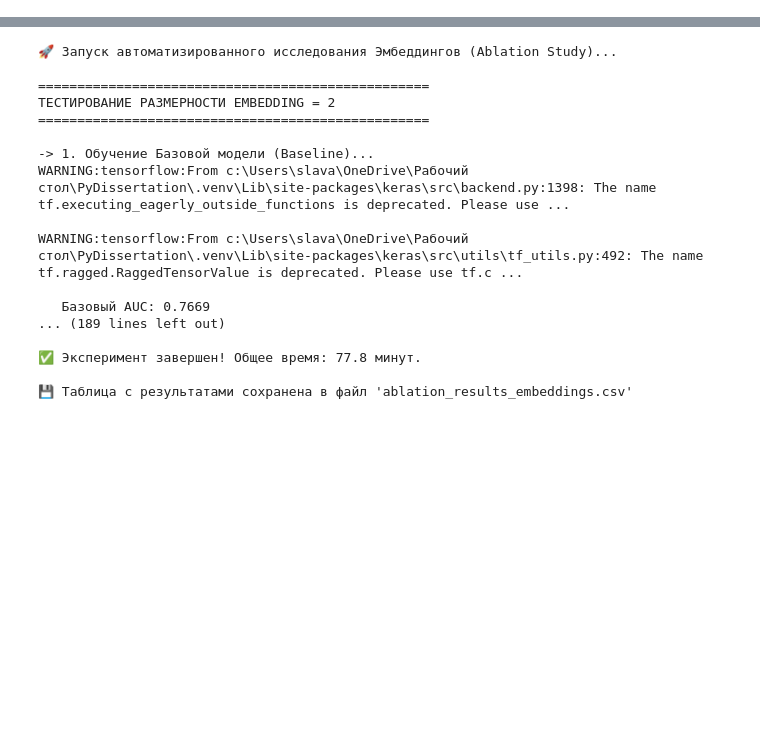
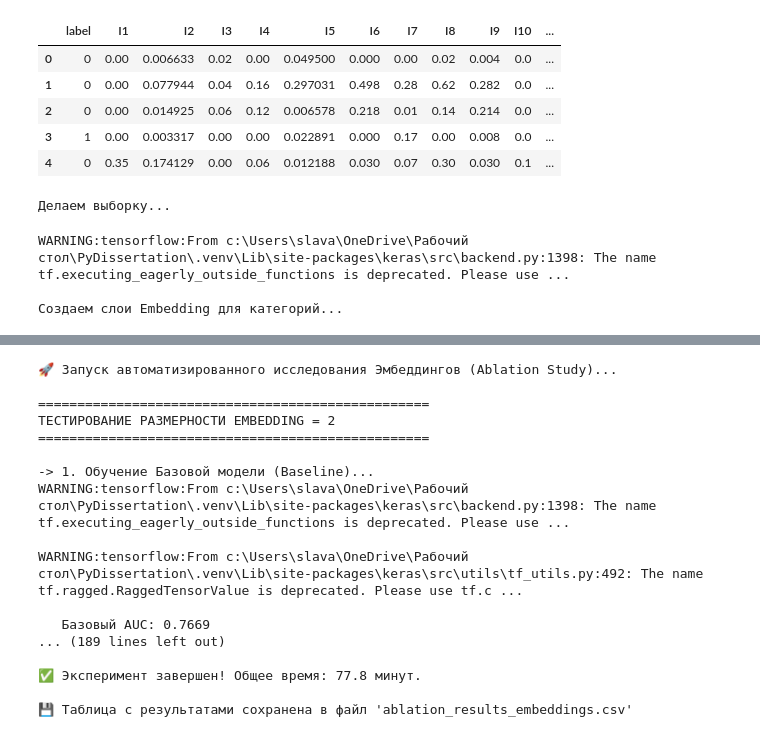
Before and after one commit to ttdricp/TrustworthyAI_Prototype, a Jupyter notebook: Ablation_Study_Embeddings_DP.ipynb, the cells around one changed output, grey strips where cells are left out. Cells and saved outputs as stored; diff of their text form; code cells hidden in the pictures; blank space fills up the shorter version.

```diff
--- a/Ablation_Results_Embeddings.IPYNB
+++ b/Ablation_Study_Embeddings_DP.ipynb
@@ -68,0 +119,18 @@ WARNING:tensorflow:From c:\Users\slava\OneDrive\Рабочий стол\PyDisser
+# %%
+df_valid.head()
+# %% [output]
+|  | label | I1 | I2 | I3 | I4 | I5 | I6 | I7 | I8 | I9 | I10 | ... |
+| 0 | 0 | 0.00 | 0.006633 | 0.02 | 0.00 | 0.049500 | 0.000 | 0.00 | 0.02 | 0.004 | 0.0 | ... |
+| 1 | 0 | 0.00 | 0.077944 | 0.04 | 0.16 | 0.297031 | 0.498 | 0.28 | 0.62 | 0.282 | 0.0 | ... |
+| 2 | 0 | 0.00 | 0.014925 | 0.06 | 0.12 | 0.006578 | 0.218 | 0.01 | 0.14 | 0.214 | 0.0 | ... |
+| 3 | 1 | 0.00 | 0.003317 | 0.00 | 0.00 | 0.022891 | 0.000 | 0.17 | 0.00 | 0.008 | 0.0 | ... |
+| 4 | 0 | 0.35 | 0.174129 | 0.00 | 0.06 | 0.012188 | 0.030 | 0.07 | 0.30 | 0.030 | 0.1 | ... |
+# %%
+# Выборка
+print("Делаем выборку...")
+SAMPLE_SIZE = 300000
+df_train_sample = df_train.sample(n=SAMPLE_SIZE, random_state=42)
+df_test_sample = df_test.sample(n=int(SAMPLE_SIZE * 0.2), random_state=42)
+df_valid_sample = df_valid.sample(n=int(SAMPLE_SIZE * 0.2), random_state=42)
+# %% [output]
+Делаем выборку...
@@ -68,0 +142,25 @@ WARNING:tensorflow:From c:\Users\slava\OneDrive\Рабочий стол\PyDisser
+# %%
+# ПОДГОТОВКА ВХОДОВ ДЛЯ НЕЙРОСЕТИ
+# Вход для числовых (Dense) признаков
+dense_inputs = Input(shape=(len(dense_features),), name='dense_inputs')
+
+sparse_inputs = {}
+sparse_embeddings = []
+
+print("Создаем слои Embedding для категорий...")
+for feat in sparse_features:
+    # Ищем максимальный индекс категории, чтобы задать размер словаря
+    # Ищем по всем таблицам, чтобы избежать ошибки OutOfBounds
+    vocab_size = int(max(df_train[feat].max(), df_valid[feat].max(), df_test[feat].max()) + 1)
+
+    # Входной слой для конкретной категории
+    inp = Input(shape=(1,), name=feat)
+    sparse_inputs[feat] = inp
+
+    # Embedding-слой (сжимаем категорию в вектор из 8 чисел)
+    emb = Embedding(input_dim=vocab_size, output_dim=4)(inp)
+    sparse_embeddings.append(Flatten()(emb))
+# %% [output]
+WARNING:tensorflow:From c:\Users\slava\OneDrive\Рабочий стол\PyDissertation\.venv\Lib\site-packages\keras\src\backend.py:1398: The name tf.executing_eagerly_outside_functions is deprecated. Please use ...
+
+Создаем слои Embedding для категорий...
```
Also changed, not shown: parts of 25 cells of this notebook, 8 other files.
